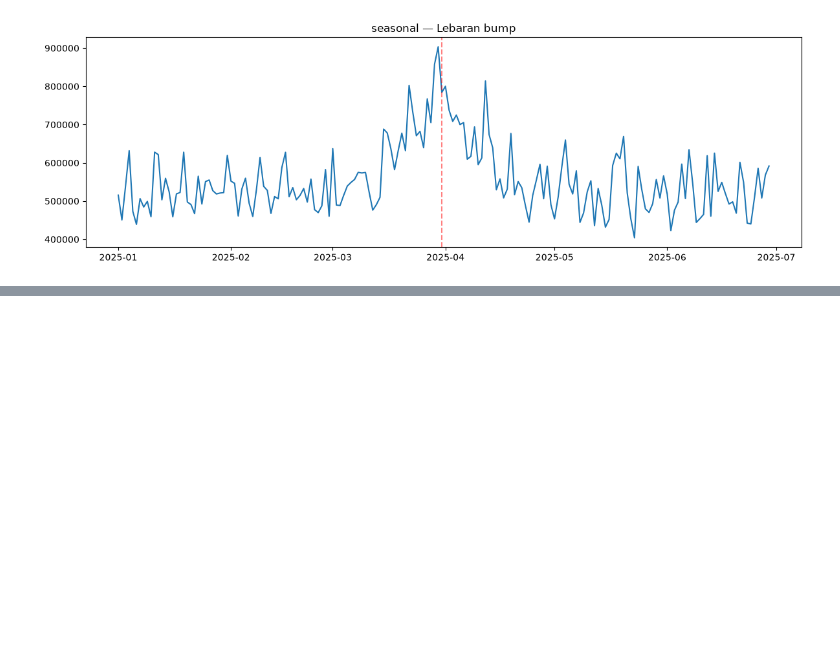
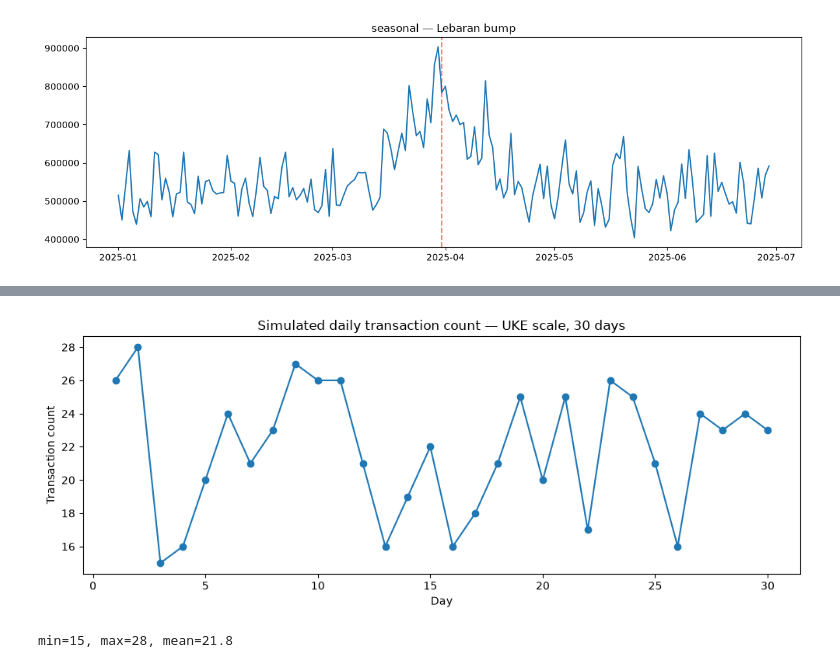
Before and after one commit to regensa18/qris_synthetic_data_generation, a Jupyter notebook: exploration_new.ipynb, the cells around one changed output, grey strips where cells are left out. Drawn from its saved outputs; the diff is of its cells as text; code cells hidden in the pictures; blank space fills up the shorter version.

```diff
--- a/exploration_new.ipynb
+++ b/exploration_new.ipynb
@@ -178,0 +196,17 @@ plt.show()
+# %%
+# from generator import sample_daily_transaction_counts, BUSINESS_SCALE_TRANSACTION_COUNT
+
+counts = sample_daily_transaction_counts(days=30, base_count=BUSINESS_SCALE_TRANSACTION_COUNT["UKE"], seed=42)
+
+fig, ax = plt.subplots(figsize=(10, 4))
+ax.plot(range(1, 31), counts, marker="o")
+ax.set_title("Simulated daily transaction count — UKE scale, 30 days")
+ax.set_xlabel("Day")
+ax.set_ylabel("Transaction count")
+plt.tight_layout()
+plt.show()
+
+print(f"min={counts.min()}, max={counts.max()}, mean={counts.mean():.1f}")
+# %% [output]
+[figure, added]
+min=15, max=28, mean=21.8
```
Also changed, not shown: parts of 5 cells of this notebook, 5 other files.
